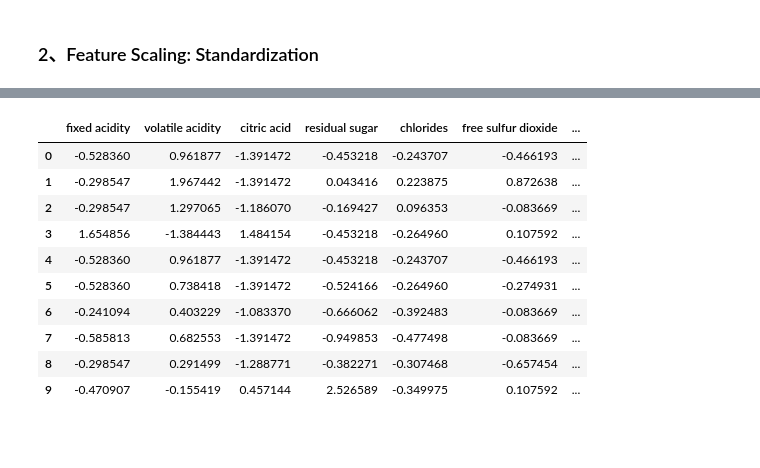
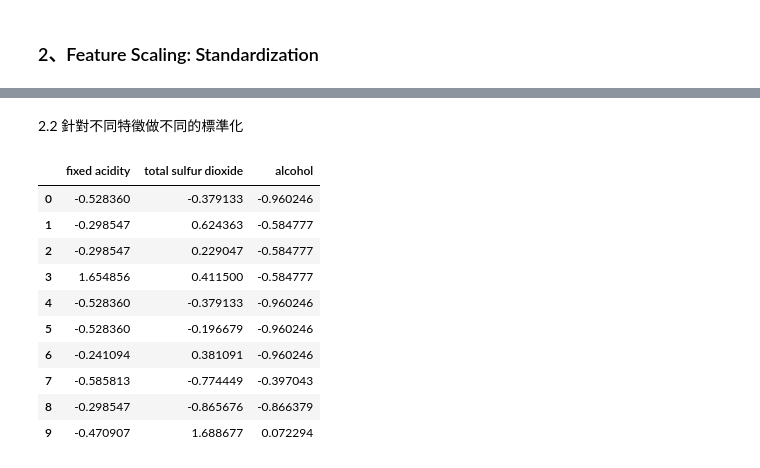
Before and after one commit to jinrumiao/Prediction-of-quality-of-Wine, a Jupyter notebook: 專題實作_02：紅酒品質預測.ipynb, the cells around one changed output, grey strips where cells are left out. Cells and saved outputs as stored; diff of their text form; code cells hidden in the pictures; blank space fills up the shorter version.

```diff
--- a/專題實作_02：紅酒品質預測.ipynb
+++ b/專題實作_02：紅酒品質預測.ipynb
@@ -214,0 +217,4 @@ None
+# %%
+df_ = df.drop(["residual sugar", "free sulfur dioxide", "pH"], axis=1)
+# df_.head(10)
+df_.describe()
@@ -215,21 +231,25 @@ None
+# %% [markdown]
+2.2 針對不同特徵做不同的標準化
 # %%
-from sklearn.preprocessing import StandardScaler
+from sklearn.preprocessing import StandardScaler, MinMaxScaler
 
-sc = StandardScaler()
+standar_columns = ["fixed acidity", "total sulfur dioxide", "alcohol"]  # 選擇標準差大於1的特徵
 
-df_scaled = sc.fit_transform(df[colunms[:-1]])
+standar_sc = StandardScaler()
 
-df_train = pd.DataFrame(df_scaled, columns=colunms[:-1])
-df_train.head(10)
+df_standar_scaled = standar_sc.fit_transform(df_[standar_columns])
+
+df_standar = pd.DataFrame(df_standar_scaled, columns=standar_columns)
+df_standar.head(10)
 # %% [output]
-|  | fixed acidity | volatile acidity | citric acid | residual sugar | chlorides | free sulfur dioxide | ... |
-| 0 | -0.528360 | 0.961877 | -1.391472 | -0.453218 | -0.243707 | -0.466193 | ... |
-| 1 | -0.298547 | 1.967442 | -1.391472 | 0.043416 | 0.223875 | 0.872638 | ... |
-| 2 | -0.298547 | 1.297065 | -1.186070 | -0.169427 | 0.096353 | -0.083669 | ... |
-| 3 | 1.654856 | -1.384443 | 1.484154 | -0.453218 | -0.264960 | 0.107592 | ... |
-| 4 | -0.528360 | 0.961877 | -1.391472 | -0.453218 | -0.243707 | -0.466193 | ... |
-| 5 | -0.528360 | 0.738418 | -1.391472 | -0.524166 | -0.264960 | -0.274931 | ... |
-| 6 | -0.241094 | 0.403229 | -1.083370 | -0.666062 | -0.392483 | -0.083669 | ... |
-| 7 | -0.585813 | 0.682553 | -1.391472 | -0.949853 | -0.477498 | -0.083669 | ... |
-| 8 | -0.298547 | 0.291499 | -1.288771 | -0.382271 | -0.307468 | -0.657454 | ... |
-| 9 | -0.470907 | -0.155419 | 0.457144 | 2.526589 | -0.349975 | 0.107592 | ... |
+|  | fixed acidity | total sulfur dioxide | alcohol |
+| 0 | -0.528360 | -0.379133 | -0.960246 |
+| 1 | -0.298547 | 0.624363 | -0.584777 |
+| 2 | -0.298547 | 0.229047 | -0.584777 |
+| 3 | 1.654856 | 0.411500 | -0.584777 |
+| 4 | -0.528360 | -0.379133 | -0.960246 |
+| 5 | -0.528360 | -0.196679 | -0.960246 |
+| 6 | -0.241094 | 0.381091 | -0.960246 |
+| 7 | -0.585813 | -0.774449 | -0.397043 |
+| 8 | -0.298547 | -0.865676 | -0.866379 |
+| 9 | -0.470907 | 1.688677 | 0.072294 |
```
Also changed, not shown: parts of 11 cells of this notebook.
